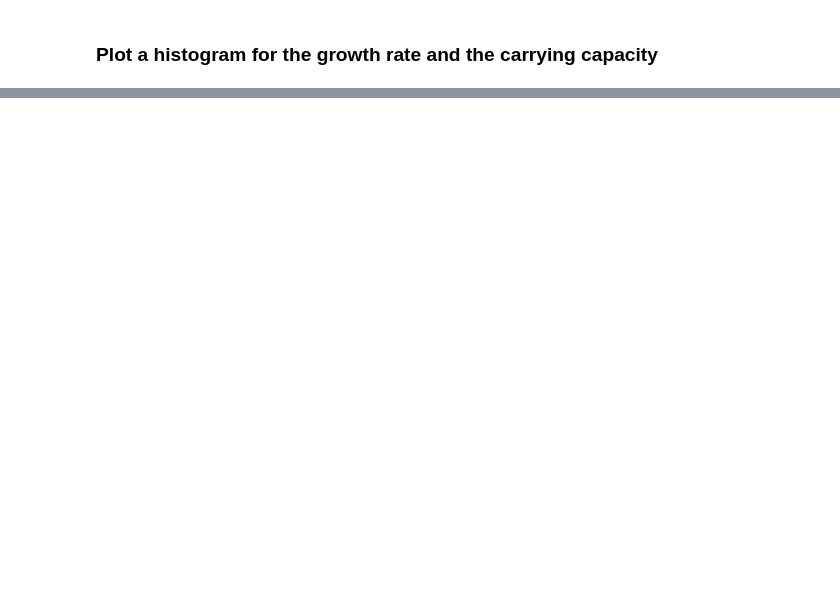
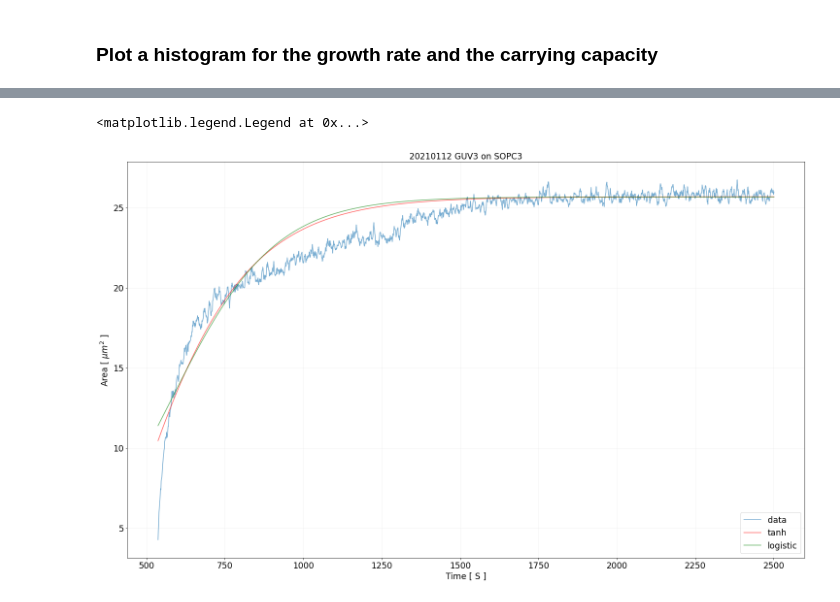
Before and after one commit to ahmed344/growth-curves, a Jupyter notebook: curves_table.ipynb, the cells around one changed output, grey strips where cells are left out. Cells and saved outputs as stored; diff of their text form; code cells hidden in the pictures; blank space fills up the shorter version.

```diff
--- a/curves_table.ipynb
+++ b/curves_table.ipynb
@@ -248,0 +320,41 @@ plt.savefig('Results/Growth_rate_and_carrying_capacity histograms')
+# %%
+i = 6
+df = pd.read_pickle('Results/manipulated_area_curves.pkl')
+
+# Read the time and area
+t, A = df['Time'][i], df['Area'][i]
+
+# Create an array of weights
+l = t.shape[0]
+sigmas = np.ones(l) * (np.max(A)/50)
+sigmas[:l//5] = sigmas[:l//5] * 0.1
+sigmas[l-2*l//5:] = sigmas[l-2*l//5:] * 0.1
+sigmas[l//5:l-2*l//5] = sigmas[l//5:l-2*l//5] * 5
+
+# Fit a general tanh function to the curves
+popt_tanh, _ = curve_fit(area_tanh, t, A, sigma=sigmas,
+                         p0=(np.max(A)-np.min(A), 0.01, 0, 0),
+                         bounds=([0, 0.0001, 0, -np.max(A)], [np.max(A), 1, t[-1], 1.5*np.max(A)]))
+
+# Fit a general tanh function to the curves
+popt_logistic, _ = curve_fit(area_logistic, t, A, sigma=sigmas,
+                             p0=(1, 0.01, np.max(A)),
+                             bounds=([0.1, 0.00001, np.min(A)], [np.min(A), 1, 2*np.max(A)]))
+
+# Define the figure size only once
+plt.figure(figsize=(25, 15))
+plt.plot(t, A, label='data', alpha = 0.6)                                                   # data
+plt.plot(t, area_tanh(t, *popt_tanh), label='tanh', alpha = 0.6, color= 'r')                # tanh
+plt.plot(t, area_logistic(t, *popt_logistic), label='logistic', alpha = 0.6, color= 'g')    # logistic
+plt.title(f'{df["Date"][i]} {df["Discription"][i]}', fontsize='xx-large')
+plt.xlabel('Time [ S ]', fontsize='xx-large')
+plt.ylabel('Area [ $\mu m^2$ ]', fontsize='xx-large')
+plt.xticks(fontsize='xx-large')
+plt.yticks(fontsize='xx-large')
+plt.grid(color = 'gray', alpha = 0.1)
+plt.legend(loc='lower right', fontsize='xx-large')
+
+#plt.savefig('area_curves_with_weights')
+# %% [output]
+<matplotlib.legend.Legend at 0x...>
+[figure, added]
```
Also changed, not shown: parts of 9 cells of this notebook, 1 other file.
